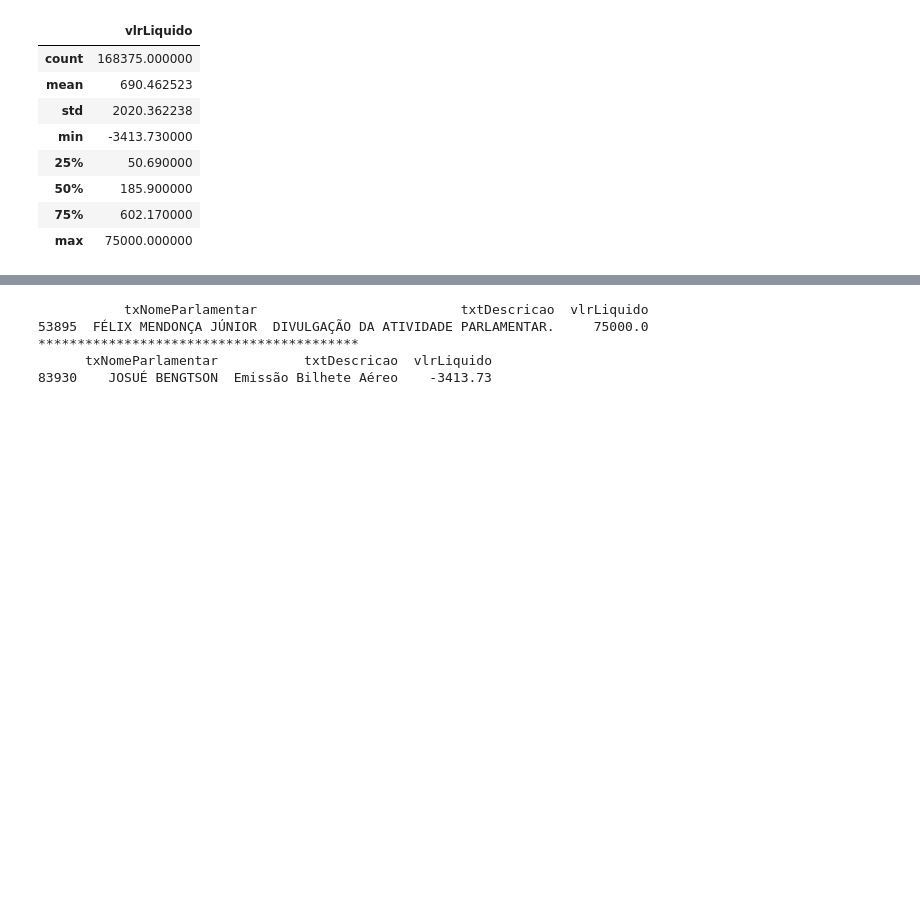
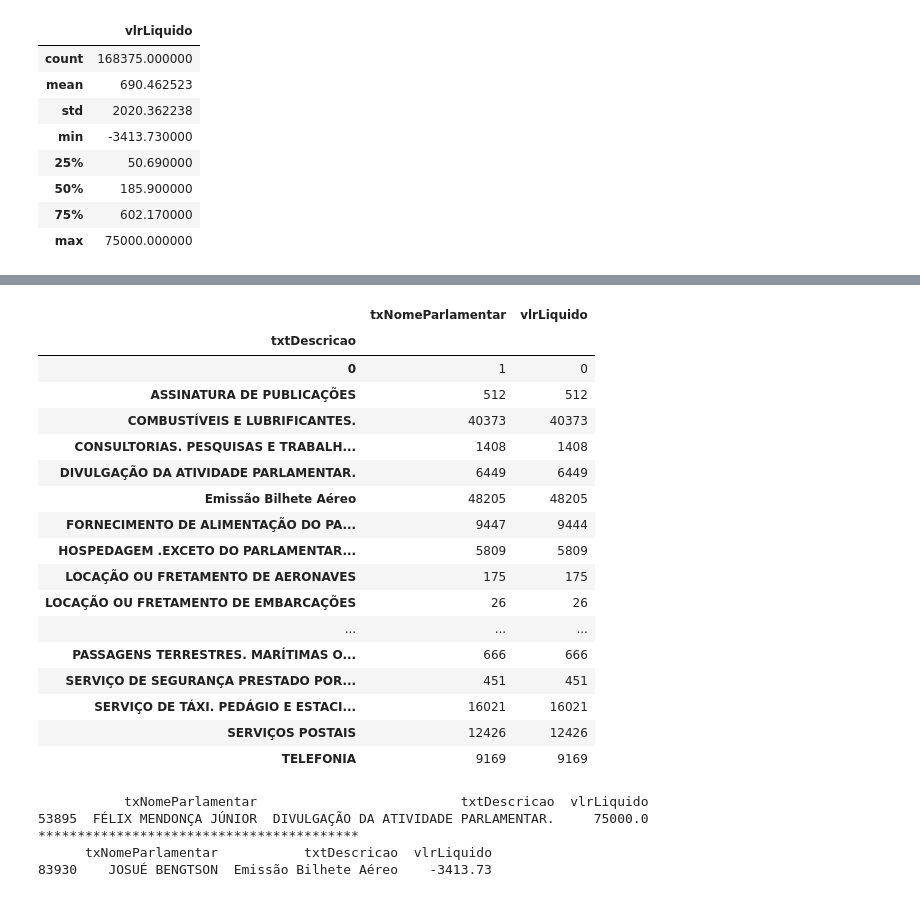
Before and after one commit to adrianosantospb/workdata2018, a Jupyter notebook: WordkData - Exemplo com Dados Abertos.ipynb, the cells around one changed output, grey strips where cells are left out. Drawn from its saved outputs; the diff is of its cells as text; code cells hidden in the pictures; blank space fills up the shorter version.

```diff
--- a/WordkData - Exemplo com Dados Abertos.ipynb
+++ b/WordkData - Exemplo com Dados Abertos.ipynb
@@ -132,3 +161,25 @@ df_deputados.describe()
+# %%
+# Conhecendo as categorias mais utilizadas por nossos representantes
+df_deputados.groupby('txtDescricao').count()
+# %% [output]
+|  | txNomeParlamentar | vlrLiquido |
+| txtDescricao |  |  |
+| 0 | 1 | 0 |
+| ASSINATURA DE PUBLICAÇÕES | 512 | 512 |
+| COMBUSTÍVEIS E LUBRIFICANTES. | 40373 | 40373 |
+| CONSULTORIAS. PESQUISAS E TRABALH... | 1408 | 1408 |
+| DIVULGAÇÃO DA ATIVIDADE PARLAMENTAR. | 6449 | 6449 |
+| Emissão Bilhete Aéreo | 48205 | 48205 |
+| FORNECIMENTO DE ALIMENTAÇÃO DO PA... | 9447 | 9444 |
+| HOSPEDAGEM .EXCETO DO PARLAMENTAR... | 5809 | 5809 |
+| LOCAÇÃO OU FRETAMENTO DE AERONAVES | 175 | 175 |
+| LOCAÇÃO OU FRETAMENTO DE EMBARCAÇÕES | 26 | 26 |
+| ... | ... | ... |
+| PASSAGENS TERRESTRES. MARÍTIMAS O... | 666 | 666 |
+| SERVIÇO DE SEGURANÇA PRESTADO POR... | 451 | 451 |
+| SERVIÇO DE TÁXI. PEDÁGIO E ESTACI... | 16021 | 16021 |
+| SERVIÇOS POSTAIS | 12426 | 12426 |
+| TELEFONIA | 9169 | 9169 |
 # %%
 # Quem gastou mais
 print(df_deputados[df_deputados.vlrLiquido == df_deputados['vlrLiquido'].max()]
```
Also changed, not shown: parts of 5 cells of this notebook.
